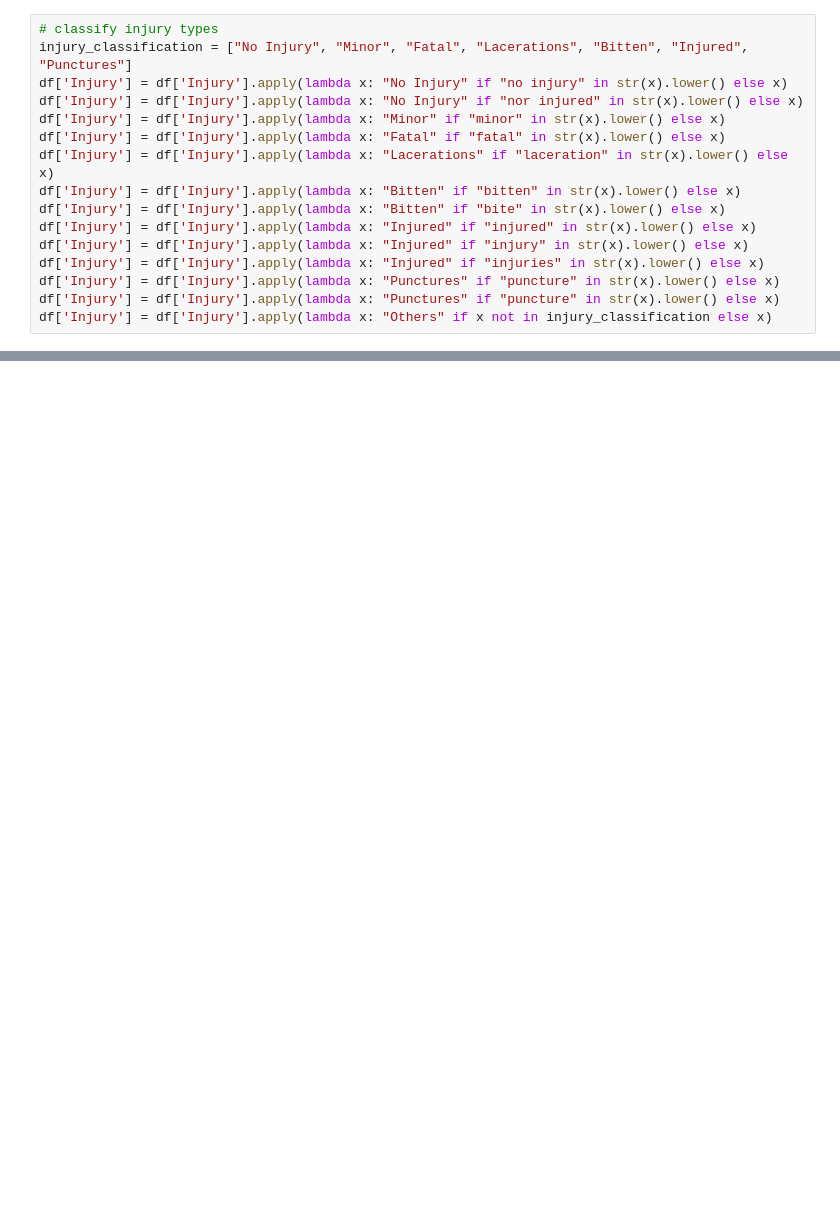
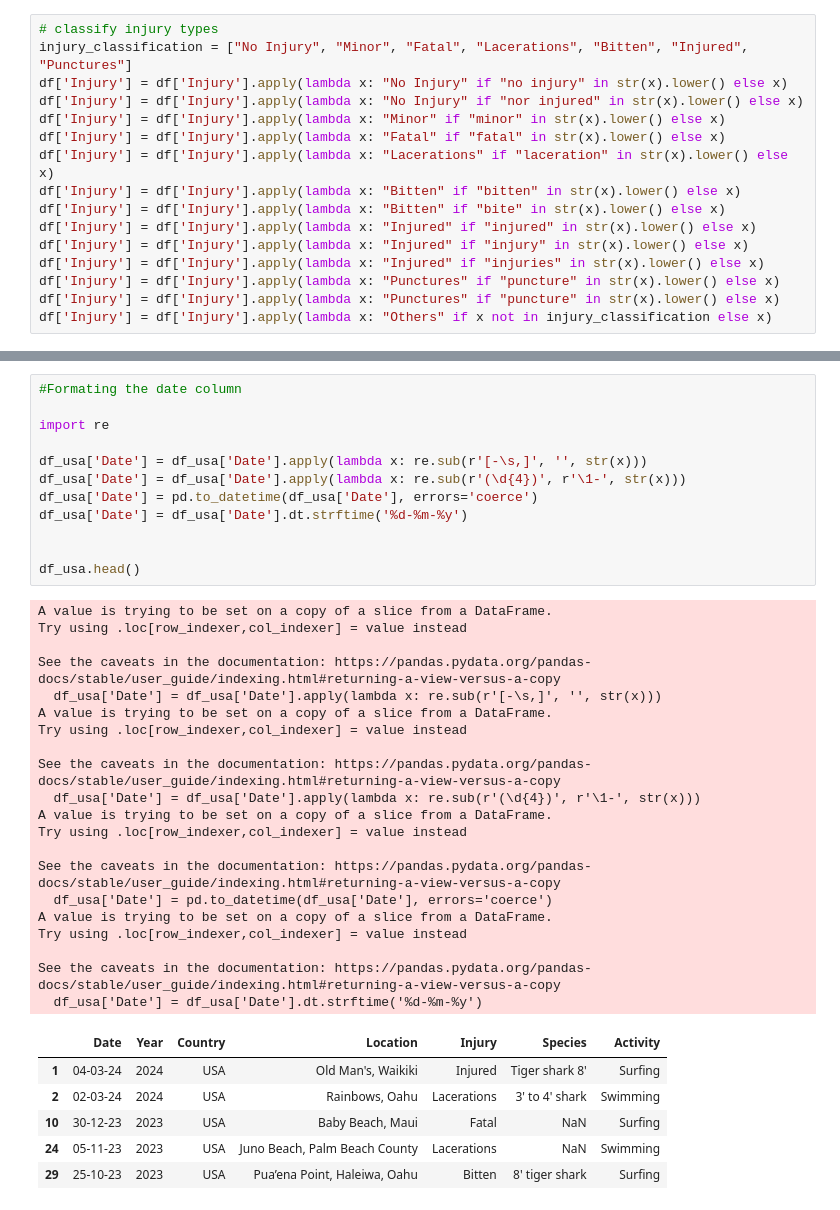
Before and after one commit to RosaEvasari/SharkAttack, a Jupyter notebook: sharkAttack.ipynb, the cells around one changed output, grey strips where cells are left out. Cells and saved outputs as stored; diff of their text form; blank space fills up the shorter version.

```diff
--- a/sharkAttack.ipynb
+++ b/sharkAttack.ipynb
@@ -150,0 +255,39 @@ Name: Injury, dtype: int64
+# %%
+#Formating the date column
+
+import re
+
+df_usa['Date'] = df_usa['Date'].apply(lambda x: re.sub(r'[-\s,]', '', str(x)))
+df_usa['Date'] = df_usa['Date'].apply(lambda x: re.sub(r'(\d{4})', r'\1-', str(x)))
+df_usa['Date'] = pd.to_datetime(df_usa['Date'], errors='coerce')
+df_usa['Date'] = df_usa['Date'].dt.strftime('%d-%m-%y')
+
+
+df_usa.head()
+# %% [output]
+A value is trying to be set on a copy of a slice from a DataFrame.
+Try using .loc[row_indexer,col_indexer] = value instead
+
+See the caveats in the documentation: https://pandas.pydata.org/pandas-docs/stable/user_guide/indexing.html#returning-a-view-versus-a-copy
+  df_usa['Date'] = df_usa['Date'].apply(lambda x: re.sub(r'[-\s,]', '', str(x)))
+A value is trying to be set on a copy of a slice from a DataFrame.
+Try using .loc[row_indexer,col_indexer] = value instead
+
+See the caveats in the documentation: https://pandas.pydata.org/pandas-docs/stable/user_guide/indexing.html#returning-a-view-versus-a-copy
+  df_usa['Date'] = df_usa['Date'].apply(lambda x: re.sub(r'(\d{4})', r'\1-', str(x)))
+A value is trying to be set on a copy of a slice from a DataFrame.
+Try using .loc[row_indexer,col_indexer] = value instead
+
+See the caveats in the documentation: https://pandas.pydata.org/pandas-docs/stable/user_guide/indexing.html#returning-a-view-versus-a-copy
+  df_usa['Date'] = pd.to_datetime(df_usa['Date'], errors='coerce')
+A value is trying to be set on a copy of a slice from a DataFrame.
+Try using .loc[row_indexer,col_indexer] = value instead
+
+See the caveats in the documentation: https://pandas.pydata.org/pandas-docs/stable/user_guide/indexing.html#returning-a-view-versus-a-copy
+  df_usa['Date'] = df_usa['Date'].dt.strftime('%d-%m-%y')
+|  | Date | Year | Country | Location | Injury | Species | Activity |
+| 1 | 04-03-24 | 2024 | USA | Old Man's, Waikiki | Injured | Tiger shark 8' | Surfing |
+| 2 | 02-03-24 | 2024 | USA | Rainbows, Oahu | Lacerations | 3' to 4' shark | Swimming |
+| 10 | 30-12-23 | 2023 | USA | Baby Beach, Maui | Fatal | NaN | Surfing |
+| 24 | 05-11-23 | 2023 | USA | Juno Beach, Palm Beach County | Lacerations | NaN | Swimming |
+| 29 | 25-10-23 | 2023 | USA | Pua’ena Point, Haleiwa, Oahu | Bitten | 8' tiger shark | Surfing |
```
Also changed, not shown: parts of 21 cells of this notebook.
